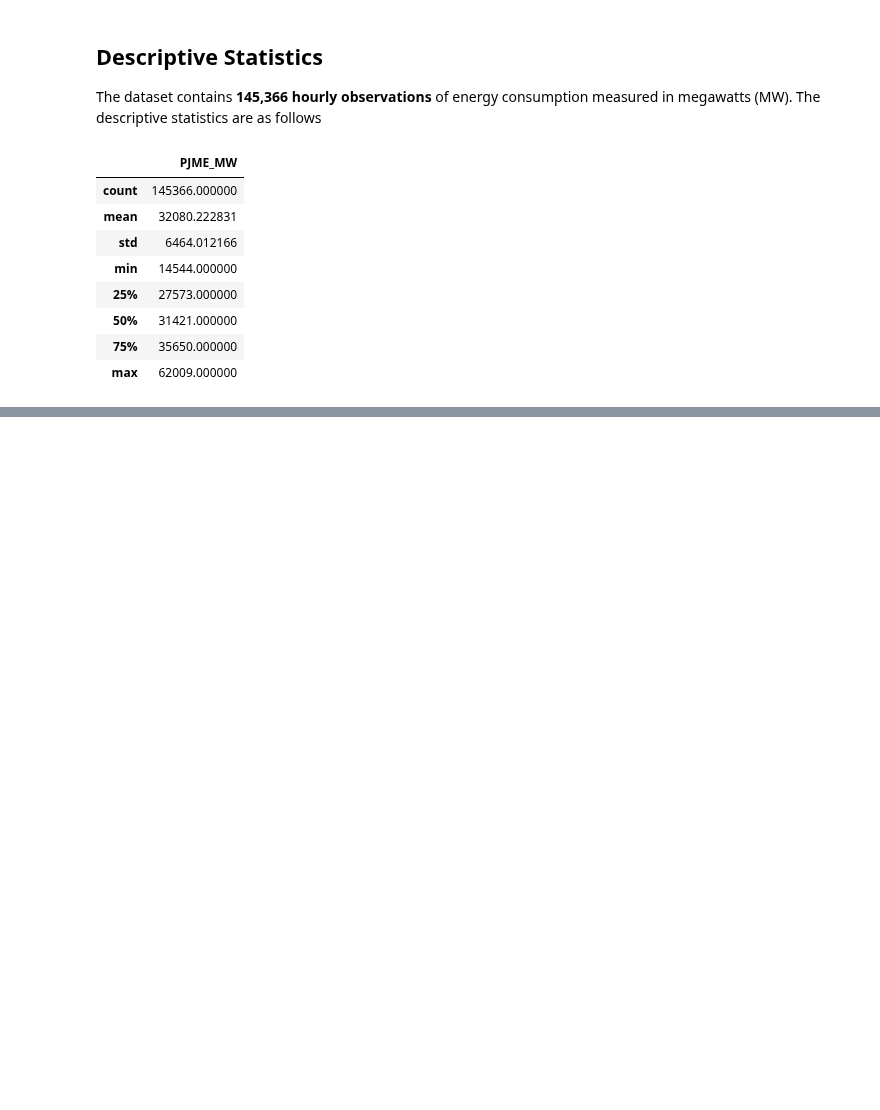
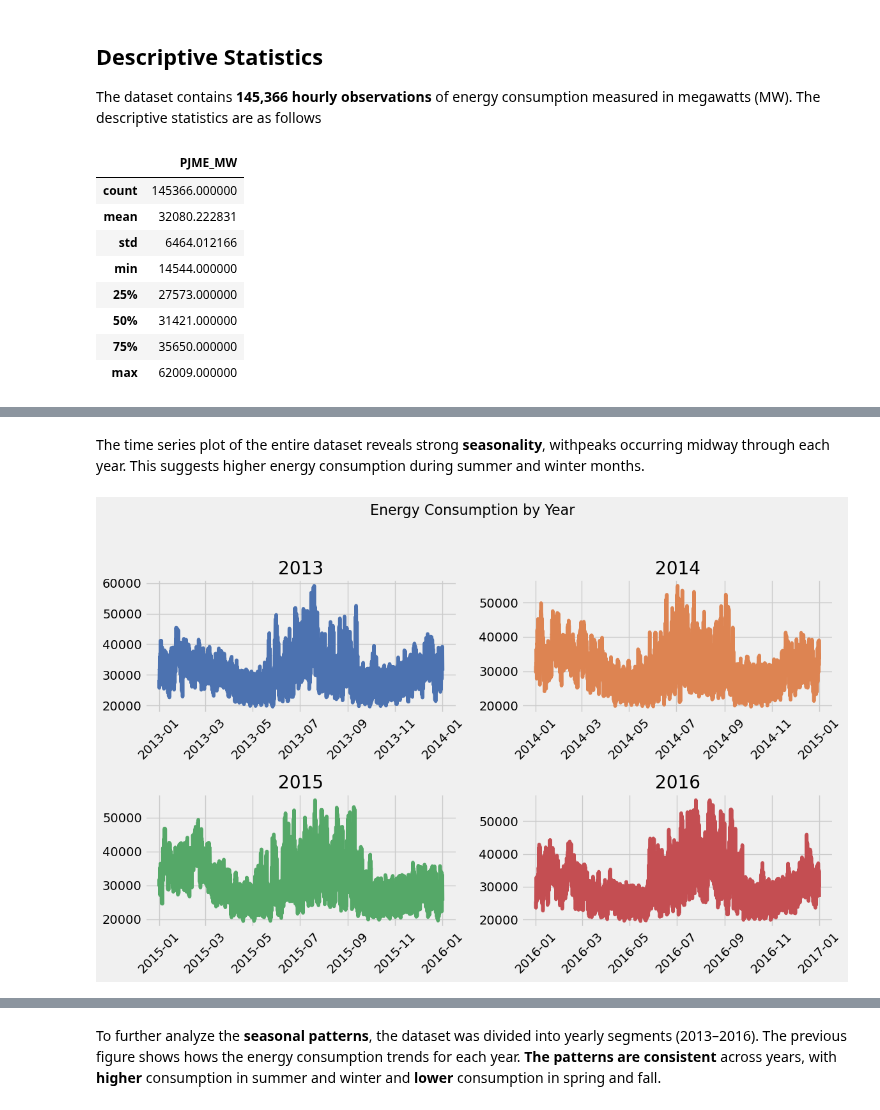
Before and after one commit to anasselbasra/Time-Series-XGBoost-from-Scratch, a Jupyter notebook: Time_Series_XGBoost_from_Scratch.ipynb, the cells around one changed output, grey strips where cells are left out. Cells and saved outputs as stored; diff of their text form; code cells hidden in the pictures; blank space fills up the shorter version.

```diff
--- a/Time_Series_XGBoost_from_Scratch.ipynb
+++ b/Time_Series_XGBoost_from_Scratch.ipynb
@@ -135,0 +154,30 @@ df.describe()
+# %% [markdown]
+The time series plot of the entire dataset reveals strong **seasonality**, withpeaks occurring midway through each year. This suggests higher energy consumption during summer and winter months.
+# %%
+%%time
+year_one = df.loc[(df.index >= '2013-01-01 01:00:00') & (df.index <= '2014-01-01 01:00:00')]
+year_two = df.loc[(df.index >= '2014-01-01 01:00:00') & (df.index <= '2015-01-01 01:00:00')]
+year_three = df.loc[(df.index >= '2015-01-01 01:00:00') & (df.index <= '2016-01-01 01:00:00')]
+year_four = df.loc[(df.index >= '2016-01-01 01:00:00') & (df.index <= '2017-01-01 01:00:00')]
+years = [year_one, year_two, year_three, year_four]
+year_labels = ['2013', '2014', '2015', '2016']
+
+fig, axes = plt.subplots(nrows=2, ncols=2, figsize=(12, 8))
+fig.suptitle('Energy Consumption by Year', fontsize=16)
+
+axes = axes.flatten()
+
+colors = sns.color_palette('deep', 4)
+
+for i, year in enumerate(years):
+    axes[i].plot(year.index, year['PJME_MW'], color=colors[i])
+    axes[i].set_title(year_labels[i])
+    axes[i].set
+
+
+    axes[i].tick_params(axis='x', rotation=45)  # rotate x-axis labels for better readability
+
+plt.tight_layout(rect=[0, 0.03, 1, 0.95])  # Adjust layout
+plt.show()
+# %% [output]
+[figure, added]
@@ -135,0 +186,2 @@ df.describe()
+# %% [markdown]
+To further analyze the **seasonal patterns**, the dataset was divided into yearly segments (2013–2016). The previous figure shows hows the energy consumption trends for each year. **The patterns are consistent** across years, with **higher** consumption in summer and winter and **lower** consumption in spring and fall.
```
Also changed, not shown: parts of 13 cells of this notebook.
